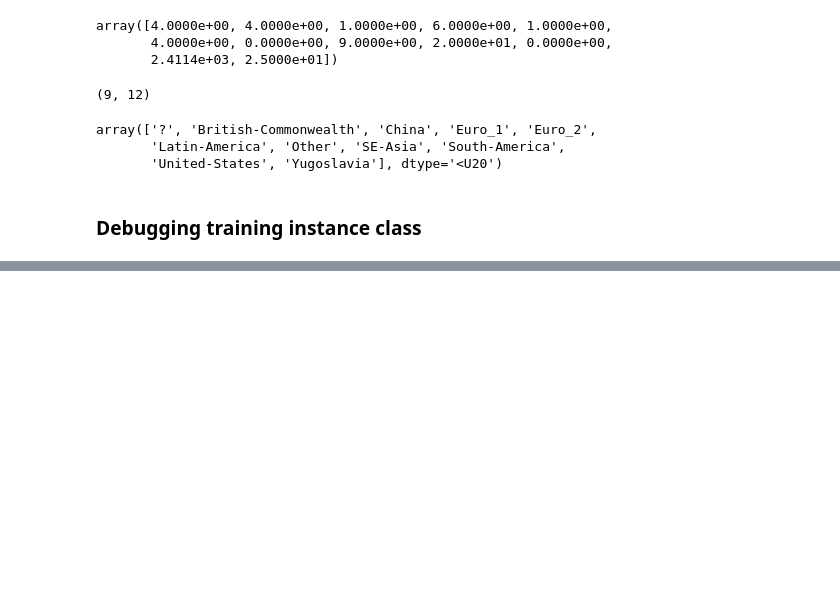
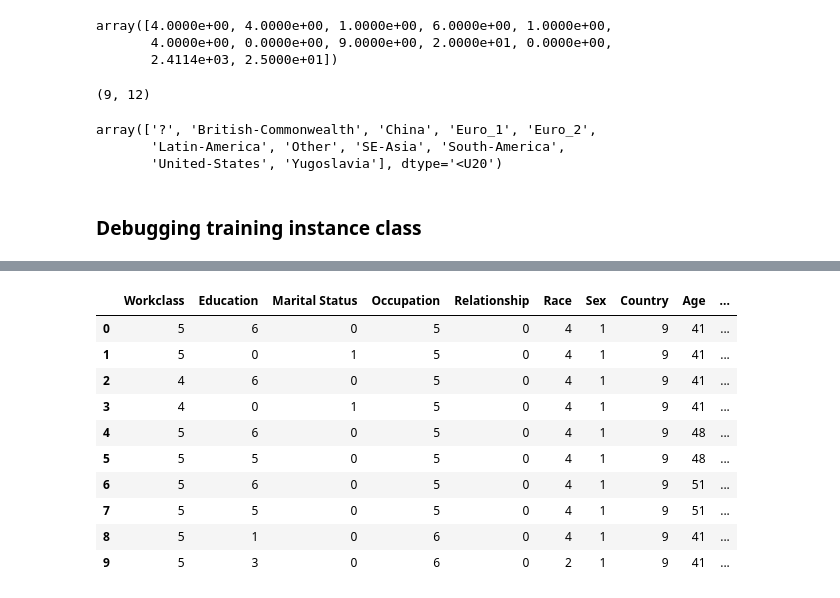
Before and after one commit to e-delaney/group_cfe, a Jupyter notebook: Group_CFE_Materials_Adult_Unscaled_github.ipynb, the cells around one changed output, grey strips where cells are left out. Saved outputs shown, nothing was run; the diff lists cells and outputs as text; code cells hidden in the pictures; blank space fills up the shorter version.

```diff
--- a/Group_CFE_Materials_Adult_Unscaled_github.ipynb
+++ b/Group_CFE_Materials_Adult_Unscaled_github.ipynb
@@ -512,0 +555,27 @@ len(np.where([((np.array_split(number_of_changes, len(boarderline_cases_))[insta
+# %%
+case = 228
+
+material = []
+for instance in range(5):
+
+    q_cf_pair = cfe_generator(boarderline_cases_[case])[instance]
+    q = q_cf_pair.cf_examples_list[0].test_instance_df.values[0]
+    cf = q_cf_pair.cf_examples_list[0].final_cfs_df.values[0]
+
+    material.append(q)
+    material.append(cf)
+# %%
+material_df = pd.DataFrame(material, columns=['Workclass', 'Education', 'Marital Status', 'Occupation', 'Relationship', 'Race', 'Sex', 'Country', 'Age', 'Capital Gain', 'Capital Loss', 'Hours per week', 'Income'])
+material_df
+# %% [output]
+|  | Workclass | Education | Marital Status | Occupation | Relationship | Race | Sex | Country | Age | ... |
+| 0 | 5 | 6 | 0 | 5 | 0 | 4 | 1 | 9 | 41 | ... |
+| 1 | 5 | 0 | 1 | 5 | 0 | 4 | 1 | 9 | 41 | ... |
+| 2 | 4 | 6 | 0 | 5 | 0 | 4 | 1 | 9 | 41 | ... |
+| 3 | 4 | 0 | 1 | 5 | 0 | 4 | 1 | 9 | 41 | ... |
+| 4 | 5 | 6 | 0 | 5 | 0 | 4 | 1 | 9 | 48 | ... |
+| 5 | 5 | 5 | 0 | 5 | 0 | 4 | 1 | 9 | 48 | ... |
+| 6 | 5 | 6 | 0 | 5 | 0 | 4 | 1 | 9 | 51 | ... |
+| 7 | 5 | 5 | 0 | 5 | 0 | 4 | 1 | 9 | 51 | ... |
+| 8 | 5 | 1 | 0 | 6 | 0 | 4 | 1 | 9 | 41 | ... |
+| 9 | 5 | 3 | 0 | 6 | 0 | 2 | 1 | 9 | 41 | ... |
```
Also changed, not shown: parts of 45 cells of this notebook.
